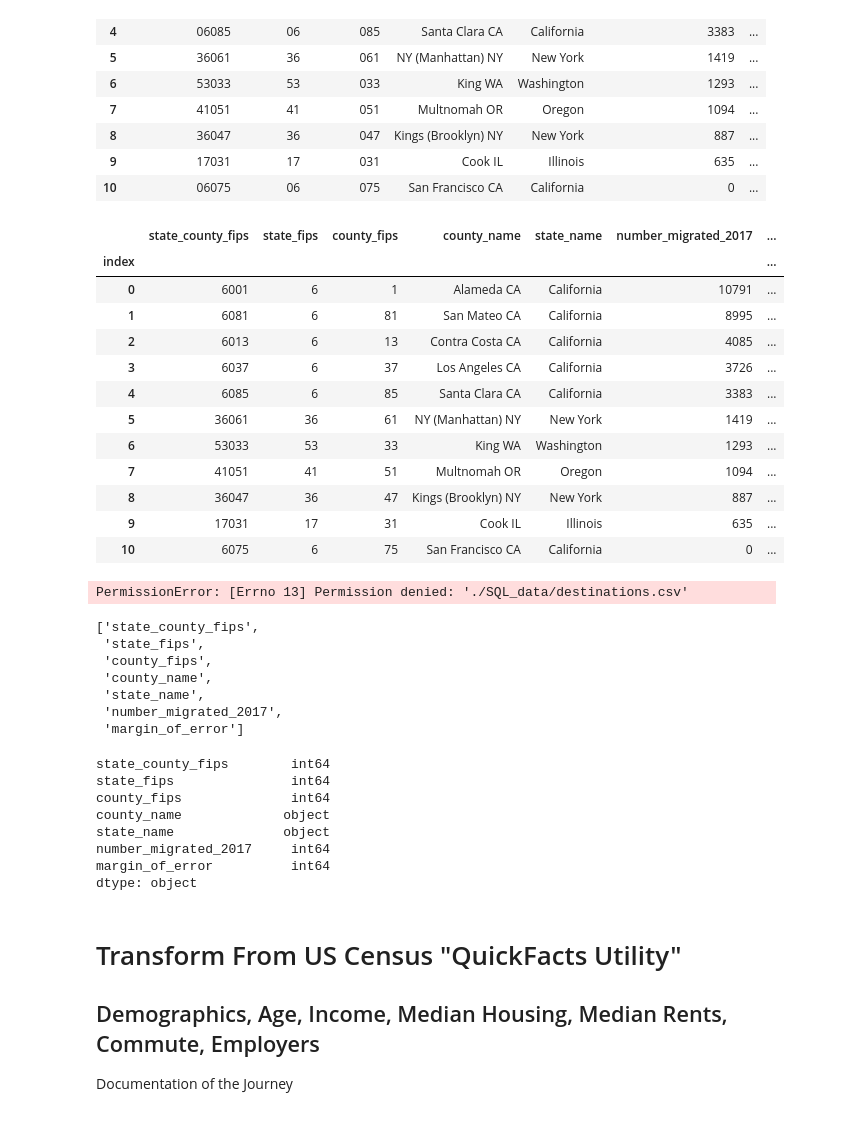
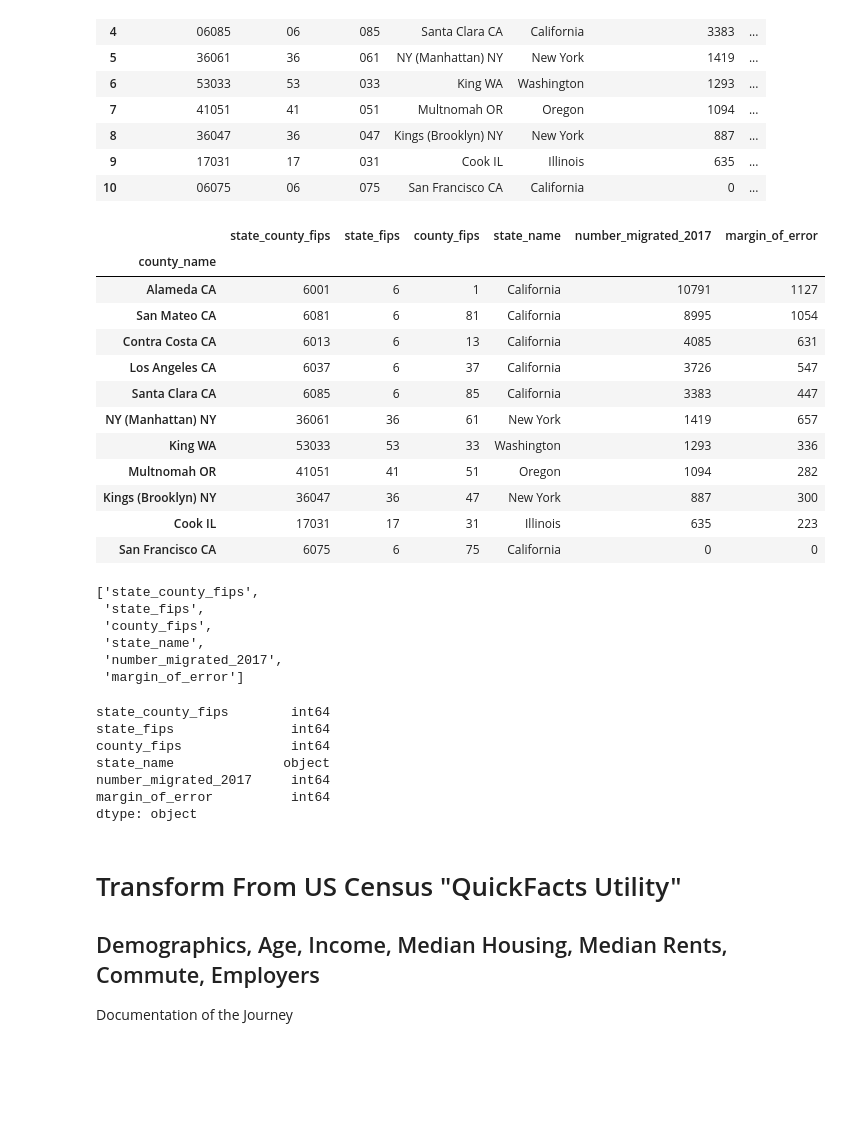
Before and after one commit to sn95033/ETL-Census-Data, a Jupyter notebook: Escape-the-Bay Database.ipynb, the cells around one changed output. Cells and saved outputs as stored; diff of their text form; code cells hidden in the pictures; blank space fills up the shorter version.

```diff
--- a/Escape-the-Bay Database.ipynb
+++ b/Escape-the-Bay Database.ipynb
@@ -218,26 +218,27 @@ Destinations[cols]
 # %%
 Destinations = Destinations.apply(pd.to_numeric, errors='ignore')
 
-Destinations.index.name ='index'
+#Destinations.index.name ='index'
+
+Destinations = Destinations.set_index('county_name')
+
 Destinations
 # %% [output]
-|  | state_county_fips | state_fips | county_fips | county_name | state_name | number_migrated_2017 | ... |
-| index |  |  |  |  |  |  | ... |
-| 0 | 6001 | 6 | 1 | Alameda CA | California | 10791 | ... |
-| 1 | 6081 | 6 | 81 | San Mateo CA | California | 8995 | ... |
-| 2 | 6013 | 6 | 13 | Contra Costa CA | California | 4085 | ... |
-| 3 | 6037 | 6 | 37 | Los Angeles CA | California | 3726 | ... |
-| 4 | 6085 | 6 | 85 | Santa Clara CA | California | 3383 | ... |
-| 5 | 36061 | 36 | 61 | NY (Manhattan) NY | New York | 1419 | ... |
-| 6 | 53033 | 53 | 33 | King WA | Washington | 1293 | ... |
-| 7 | 41051 | 41 | 51 | Multnomah OR | Oregon | 1094 | ... |
-| 8 | 36047 | 36 | 47 | Kings (Brooklyn) NY | New York | 887 | ... |
-| 9 | 17031 | 17 | 31 | Cook IL | Illinois | 635 | ... |
-| 10 | 6075 | 6 | 75 | San Francisco CA | California | 0 | ... |
+|  | state_county_fips | state_fips | county_fips | state_name | number_migrated_2017 | margin_of_error |
+| county_name |  |  |  |  |  |  |
+| Alameda CA | 6001 | 6 | 1 | California | 10791 | 1127 |
+| San Mateo CA | 6081 | 6 | 81 | California | 8995 | 1054 |
+| Contra Costa CA | 6013 | 6 | 13 | California | 4085 | 631 |
+| Los Angeles CA | 6037 | 6 | 37 | California | 3726 | 547 |
+| Santa Clara CA | 6085 | 6 | 85 | California | 3383 | 447 |
+| NY (Manhattan) NY | 36061 | 36 | 61 | New York | 1419 | 657 |
+| King WA | 53033 | 53 | 33 | Washington | 1293 | 336 |
+| Multnomah OR | 41051 | 41 | 51 | Oregon | 1094 | 282 |
+| Kings (Brooklyn) NY | 36047 | 36 | 47 | New York | 887 | 300 |
+| Cook IL | 17031 | 17 | 31 | Illinois | 635 | 223 |
+| San Francisco CA | 6075 | 6 | 75 | California | 0 | 0 |
 # %%
 Destinations.to_csv('./SQL_data/destinations.csv')
-# %% [output]
-PermissionError: [Errno 13] Permission denied: './SQL_data/destinations.csv'
 # %%
 Dest_cols = list(Destinations.columns.values)
 Dest_cols
@@ -245,7 +246,6 @@ Dest_cols
 ['state_county_fips',
  'state_fips',
  'county_fips',
- 'county_name',
  'state_name',
  'number_migrated_2017',
  'margin_of_error']
@@ -255,7 +255,6 @@ Destinations.dtypes
 state_county_fips        int64
 state_fips               int64
 county_fips              int64
-county_name             object
 state_name              object
 number_migrated_2017     int64
 margin_of_error          int64
```
Also changed, not shown: parts of 35 cells of this notebook, 13 other files.
